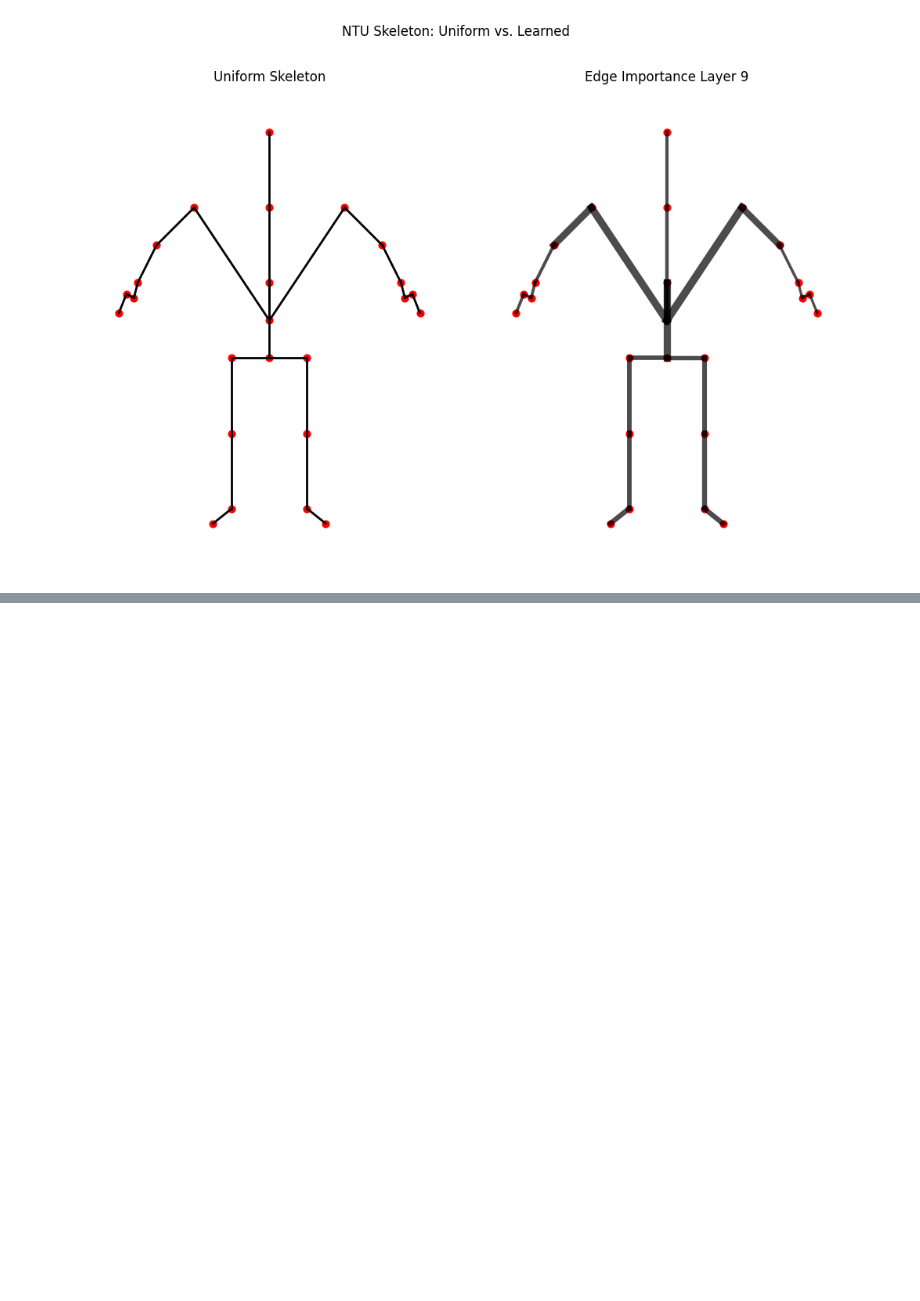
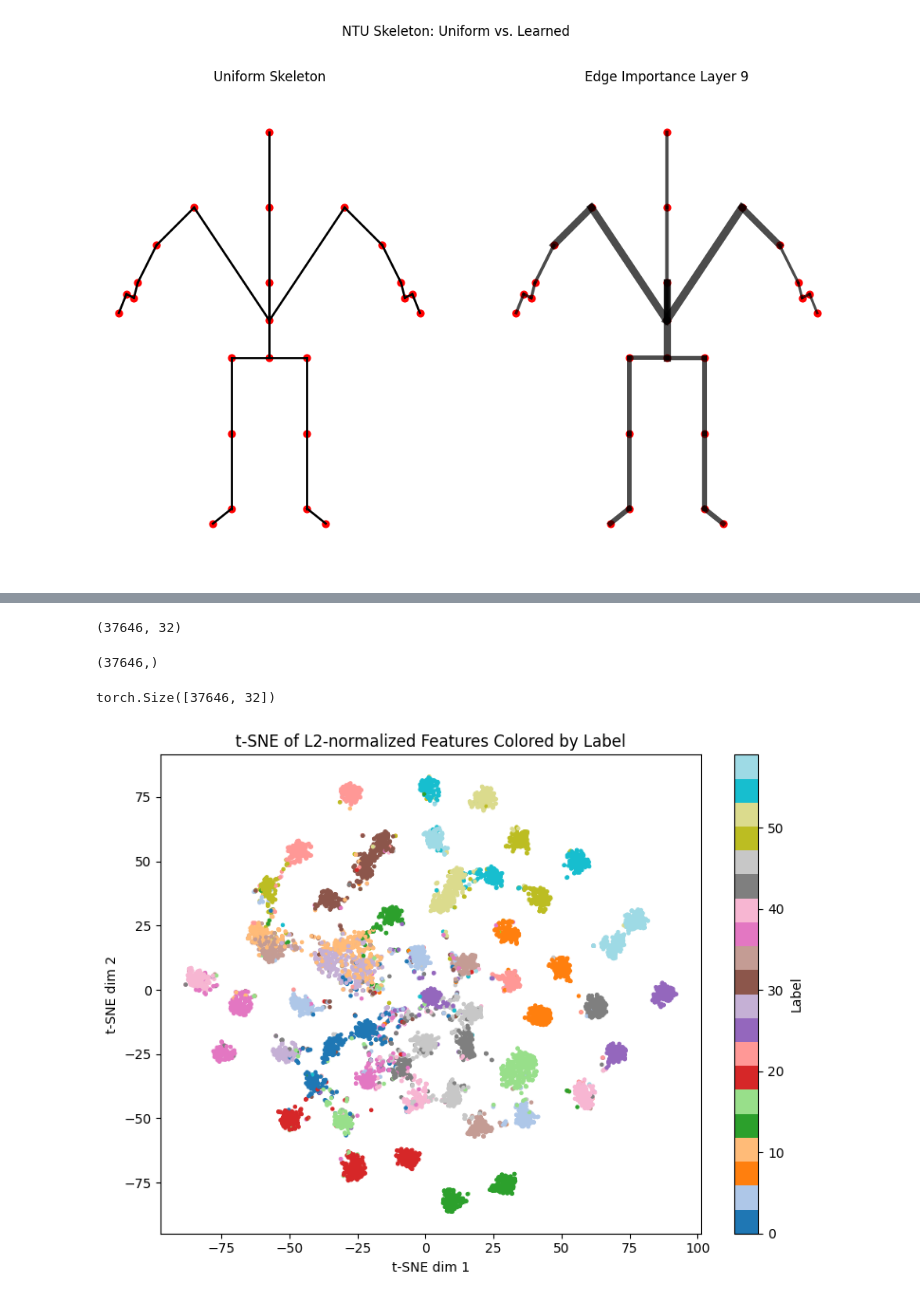
Before and after one commit to ClaudiaAJ/HypSkeletonCLR_SupCon, a Jupyter notebook: edge_importance_vis.ipynb, the cells around one changed output, grey strips where cells are left out. Drawn from its saved outputs; the diff is of its cells as text; code cells hidden in the pictures; blank space fills up the shorter version.

Commit message:
edge importance vis

```diff
--- a/edge_importance_vis.ipynb
+++ b/edge_importance_vis.ipynb
@@ -256,0 +194,10 @@ NameError: name 'dataset' is not defined
+# %%
+from feeder.ntu_feeder import Feeder_dual
+from torch.utils.data import DataLoader
+
+data_path = '/media/we/Data/Alvaro/datasets/NTU60_frame50/xview/train_position.npy'
+label_path = '/media/we/Data/Alvaro/datasets/NTU-RGB-D/xview/train_label.pkl'
+
+dataset = Feeder_dual(data_path, label_path, shear_amplitude=0.5, temperal_padding_ratio=6, mmap=True)
+# %%
+(x, _), y = dataset.__getitem__(0)
@@ -256,0 +244,47 @@ NameError: name 'dataset' is not defined
+# %%
+features.shape
+# %% [output]
+(37646, 32)
+# %%
+labels_all.shape
+# %% [output]
+(37646,)
+# %%
+import numpy as np
+import torch
+import torch.nn.functional as F
+from sklearn.manifold import TSNE
+import matplotlib.pyplot as plt
+
+features_np = np.load('ntu_xview_features.npy')  # shape (N, D)
+labels = np.load('ntu_xview_labels.npy')         # shape (N,)
+
+features_tensor = torch.from_numpy(features_np).float()
+print(features_tensor.shape)
+features_norm = F.normalize(features_tensor, p=2, dim=1)
+features_norm_np = features_norm.numpy()
+
+subset_size = 10000
+if features_norm_np.shape[0] > subset_size:
+    rng = np.random.RandomState(0)
+    idx = rng.choice(features_norm_np.shape[0], subset_size, replace=False)
+    feats = features_norm_np[idx]
+    labs = labels[idx]
+else:
+    feats = features_norm_np
+    labs = labels
+
+tsne = TSNE(n_components=2, perplexity=30, random_state=0)
+emb = tsne.fit_transform(feats)
+
+plt.figure(figsize=(8, 6))
+scatter = plt.scatter(emb[:, 0], emb[:, 1], c=labs, cmap='tab20', s=5)
+plt.xlabel('t-SNE dim 1')
+plt.ylabel('t-SNE dim 2')
+plt.title('t-SNE of L2-normalized Features Colored by Label')
+plt.colorbar(scatter, label='Label')
+plt.tight_layout()
+plt.show()
+# %% [output]
+torch.Size([37646, 32])
+[figure, added]
```
Also changed, not shown: parts of 16 cells of this notebook.
